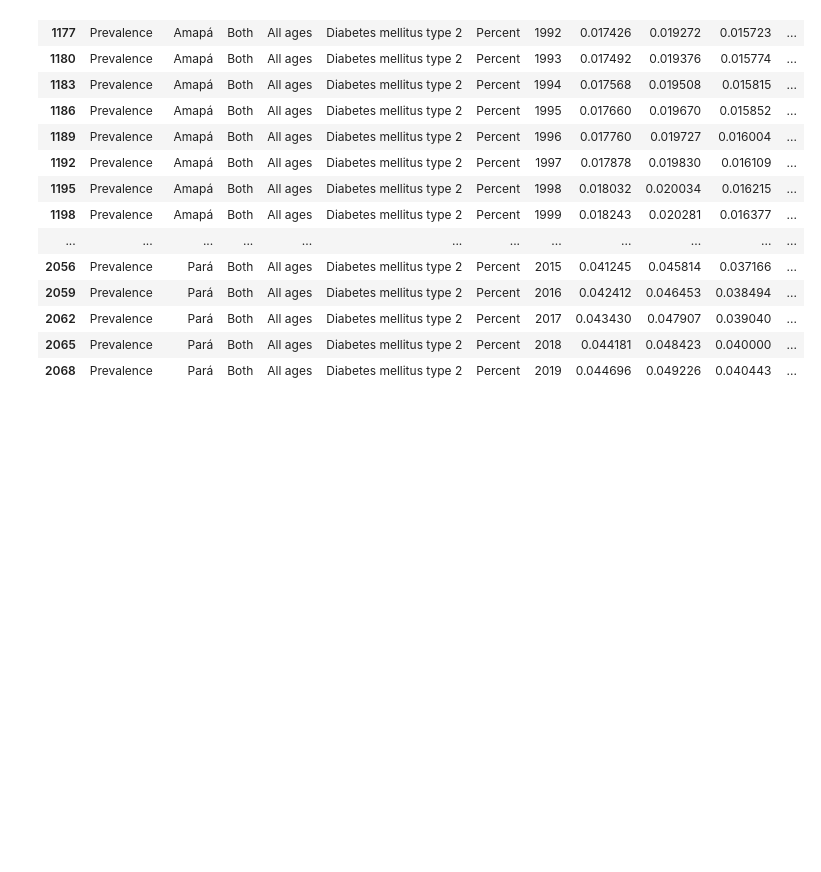
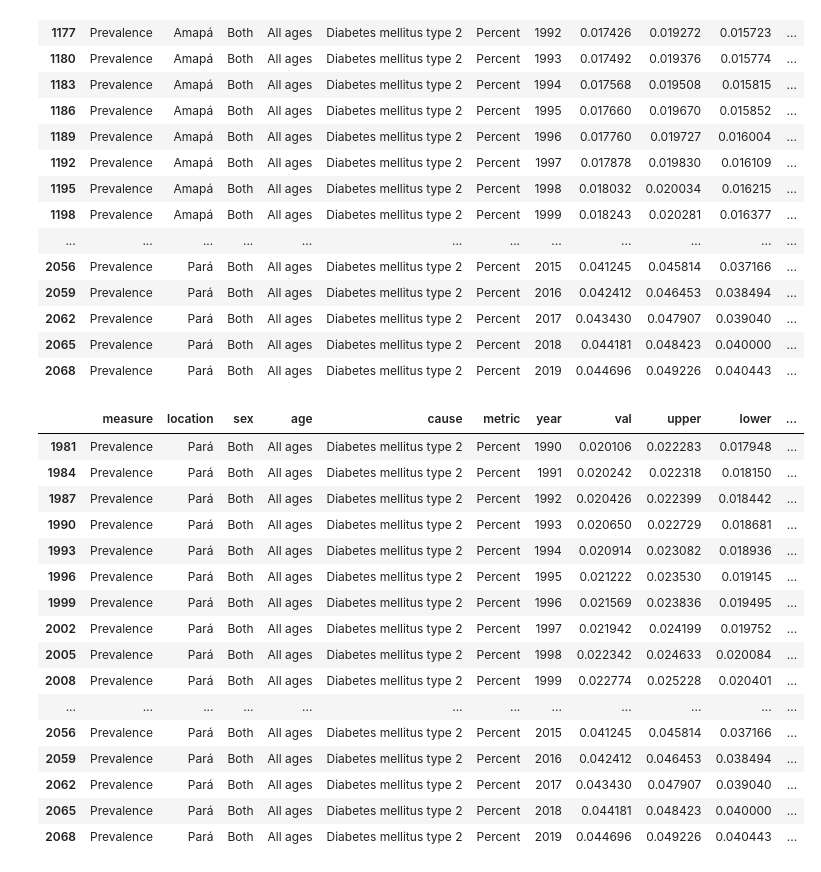
Before and after one commit to nyreemarsh/qm2_diabetesinbrazil, a Jupyter notebook: barge_panel_regression.ipynb, the cells around one changed output. Drawn from its saved outputs; the diff is of its cells as text; code cells hidden in the pictures; blank space fills up the shorter version.

```diff
--- a/barge_panel_regression.ipynb
+++ b/barge_panel_regression.ipynb
@@ -104,3 +117,24 @@ did
 | 2062 | Prevalence | Pará | Both | All ages | Diabetes mellitus type 2 | Percent | 2017 | 0.043430 | 0.047907 | 0.039040 | ... |
 | 2065 | Prevalence | Pará | Both | All ages | Diabetes mellitus type 2 | Percent | 2018 | 0.044181 | 0.048423 | 0.040000 | ... |
 | 2068 | Prevalence | Pará | Both | All ages | Diabetes mellitus type 2 | Percent | 2019 | 0.044696 | 0.049226 | 0.040443 | ... |
+# %%
+did_para=df[df['location'].isin(['Pará'])]
+did_para
+# %% [output]
+|  | measure | location | sex | age | cause | metric | year | val | upper | lower | ... |
+| 1981 | Prevalence | Pará | Both | All ages | Diabetes mellitus type 2 | Percent | 1990 | 0.020106 | 0.022283 | 0.017948 | ... |
+| 1984 | Prevalence | Pará | Both | All ages | Diabetes mellitus type 2 | Percent | 1991 | 0.020242 | 0.022318 | 0.018150 | ... |
+| 1987 | Prevalence | Pará | Both | All ages | Diabetes mellitus type 2 | Percent | 1992 | 0.020426 | 0.022399 | 0.018442 | ... |
+| 1990 | Prevalence | Pará | Both | All ages | Diabetes mellitus type 2 | Percent | 1993 | 0.020650 | 0.022729 | 0.018681 | ... |
+| 1993 | Prevalence | Pará | Both | All ages | Diabetes mellitus type 2 | Percent | 1994 | 0.020914 | 0.023082 | 0.018936 | ... |
+| 1996 | Prevalence | Pará | Both | All ages | Diabetes mellitus type 2 | Percent | 1995 | 0.021222 | 0.023530 | 0.019145 | ... |
+| 1999 | Prevalence | Pará | Both | All ages | Diabetes mellitus type 2 | Percent | 1996 | 0.021569 | 0.023836 | 0.019495 | ... |
+| 2002 | Prevalence | Pará | Both | All ages | Diabetes mellitus type 2 | Percent | 1997 | 0.021942 | 0.024199 | 0.019752 | ... |
+| 2005 | Prevalence | Pará | Both | All ages | Diabetes mellitus type 2 | Percent | 1998 | 0.022342 | 0.024633 | 0.020084 | ... |
+| 2008 | Prevalence | Pará | Both | All ages | Diabetes mellitus type 2 | Percent | 1999 | 0.022774 | 0.025228 | 0.020401 | ... |
+| ... | ... | ... | ... | ... | ... | ... | ... | ... | ... | ... | ... |
+| 2056 | Prevalence | Pará | Both | All ages | Diabetes mellitus type 2 | Percent | 2015 | 0.041245 | 0.045814 | 0.037166 | ... |
+| 2059 | Prevalence | Pará | Both | All ages | Diabetes mellitus type 2 | Percent | 2016 | 0.042412 | 0.046453 | 0.038494 | ... |
+| 2062 | Prevalence | Pará | Both | All ages | Diabetes mellitus type 2 | Percent | 2017 | 0.043430 | 0.047907 | 0.039040 | ... |
+| 2065 | Prevalence | Pará | Both | All ages | Diabetes mellitus type 2 | Percent | 2018 | 0.044181 | 0.048423 | 0.040000 | ... |
+| 2068 | Prevalence | Pará | Both | All ages | Diabetes mellitus type 2 | Percent | 2019 | 0.044696 | 0.049226 | 0.040443 | ... |
```
Also changed, not shown: parts of 4 cells of this notebook.
